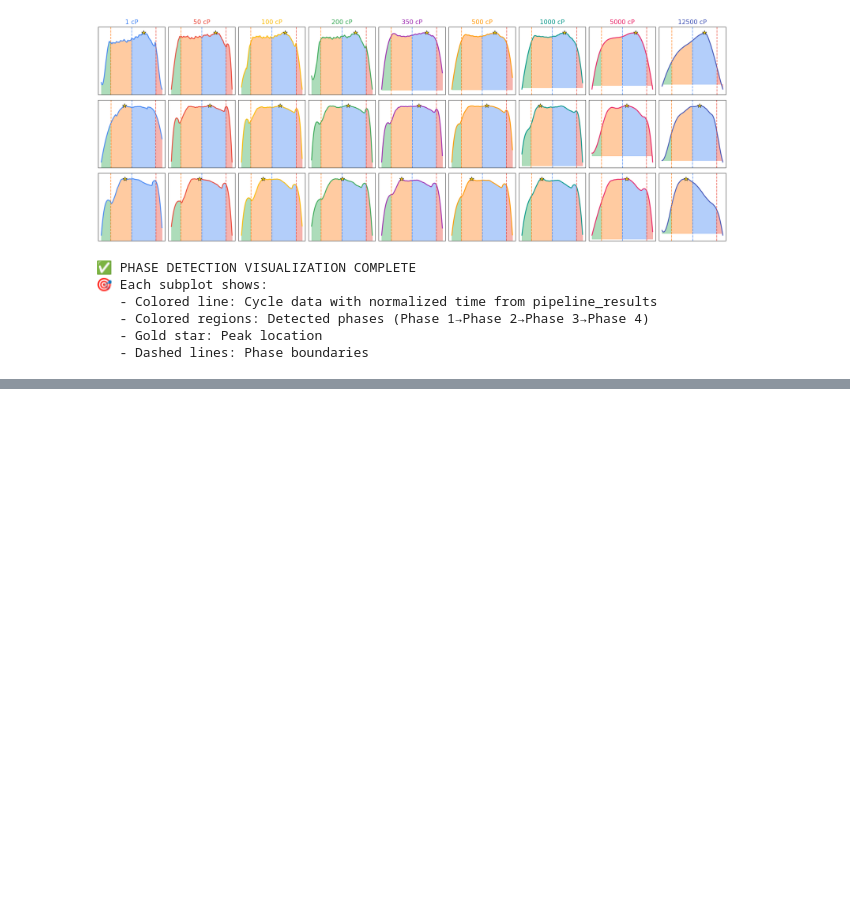
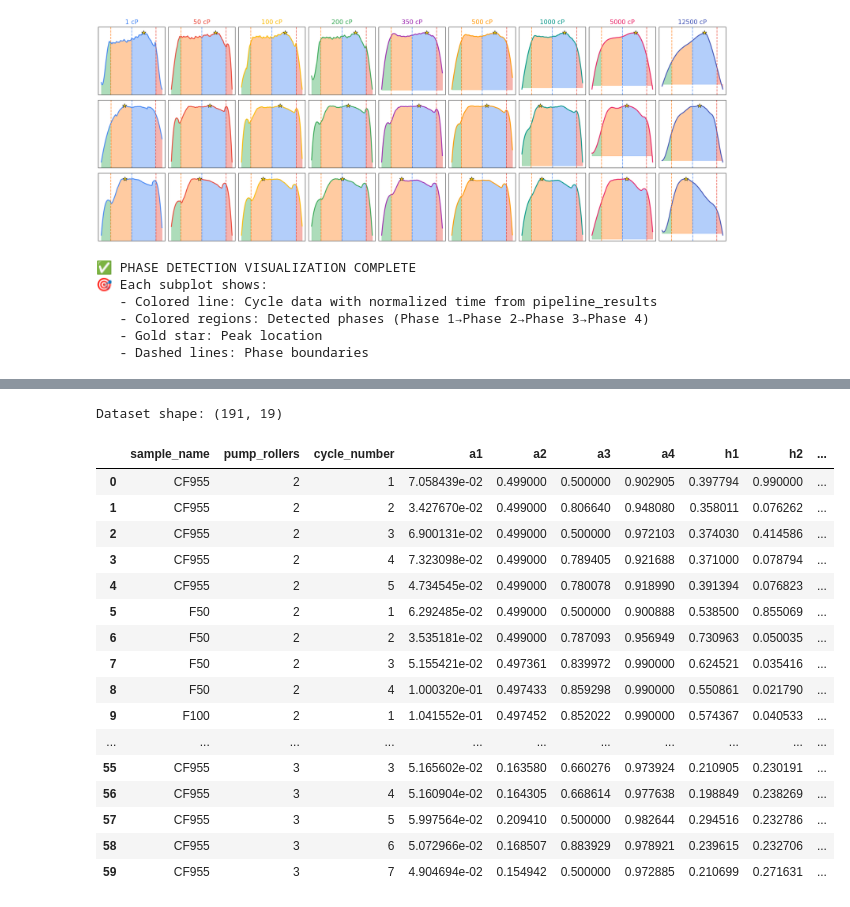
Before and after one commit to mahdi-rstgr/Micro_Liquid_Handling, a Jupyter notebook: Applications/Viscosity_estimation/apply_model_over_large_dataset.ipynb, the cells around one changed output, grey strips where cells are left out. Cells and saved outputs as stored; diff of their text form; code cells hidden in the pictures; blank space fills up the shorter version.

```diff
--- a/Applications/Viscosity_estimation/apply_model_over_large_dataset.ipynb
+++ b/Applications/Viscosity_estimation/apply_model_over_large_dataset.ipynb
@@ -1805,3 +1992,25 @@ plt.show()
+# %%
+print(f"Dataset shape: {comprehensive_cycle_dataset.shape}")
+comprehensive_cycle_dataset.head(60)
+# %% [output]
+Dataset shape: (191, 19)
+|  | sample_name | pump_rollers | cycle_number | a1 | a2 | a3 | a4 | h1 | h2 | ... |
+| 0 | CF955 | 2 | 1 | 7.058439e-02 | 0.499000 | 0.500000 | 0.902905 | 0.397794 | 0.990000 | ... |
+| 1 | CF955 | 2 | 2 | 3.427670e-02 | 0.499000 | 0.806640 | 0.948080 | 0.358011 | 0.076262 | ... |
+| 2 | CF955 | 2 | 3 | 6.900131e-02 | 0.499000 | 0.500000 | 0.972103 | 0.374030 | 0.414586 | ... |
+| 3 | CF955 | 2 | 4 | 7.323098e-02 | 0.499000 | 0.789405 | 0.921688 | 0.371000 | 0.078794 | ... |
+| 4 | CF955 | 2 | 5 | 4.734545e-02 | 0.499000 | 0.780078 | 0.918990 | 0.391394 | 0.076823 | ... |
+| 5 | F50 | 2 | 1 | 6.292485e-02 | 0.499000 | 0.500000 | 0.900888 | 0.538500 | 0.855069 | ... |
+| 6 | F50 | 2 | 2 | 3.535181e-02 | 0.499000 | 0.787093 | 0.956949 | 0.730963 | 0.050035 | ... |
+| 7 | F50 | 2 | 3 | 5.155421e-02 | 0.497361 | 0.839972 | 0.990000 | 0.624521 | 0.035416 | ... |
+| 8 | F50 | 2 | 4 | 1.000320e-01 | 0.497433 | 0.859298 | 0.990000 | 0.550861 | 0.021790 | ... |
+| 9 | F100 | 2 | 1 | 1.041552e-01 | 0.497452 | 0.852022 | 0.990000 | 0.574367 | 0.040533 | ... |
+| ... | ... | ... | ... | ... | ... | ... | ... | ... | ... | ... |
+| 55 | CF955 | 3 | 3 | 5.165602e-02 | 0.163580 | 0.660276 | 0.973924 | 0.210905 | 0.230191 | ... |
+| 56 | CF955 | 3 | 4 | 5.160904e-02 | 0.164305 | 0.668614 | 0.977638 | 0.198849 | 0.238269 | ... |
+| 57 | CF955 | 3 | 5 | 5.997564e-02 | 0.209410 | 0.500000 | 0.982644 | 0.294516 | 0.232786 | ... |
+| 58 | CF955 | 3 | 6 | 5.072966e-02 | 0.168507 | 0.883929 | 0.978921 | 0.239615 | 0.232706 | ... |
+| 59 | CF955 | 3 | 7 | 4.904694e-02 | 0.154942 | 0.500000 | 0.972885 | 0.210699 | 0.271631 | ... |
 # %%
 # ===================================================================
 # SIGMOID PARAMETER ANALYSIS & STATISTICS
```
Also changed, not shown: parts of 6 cells of this notebook.
